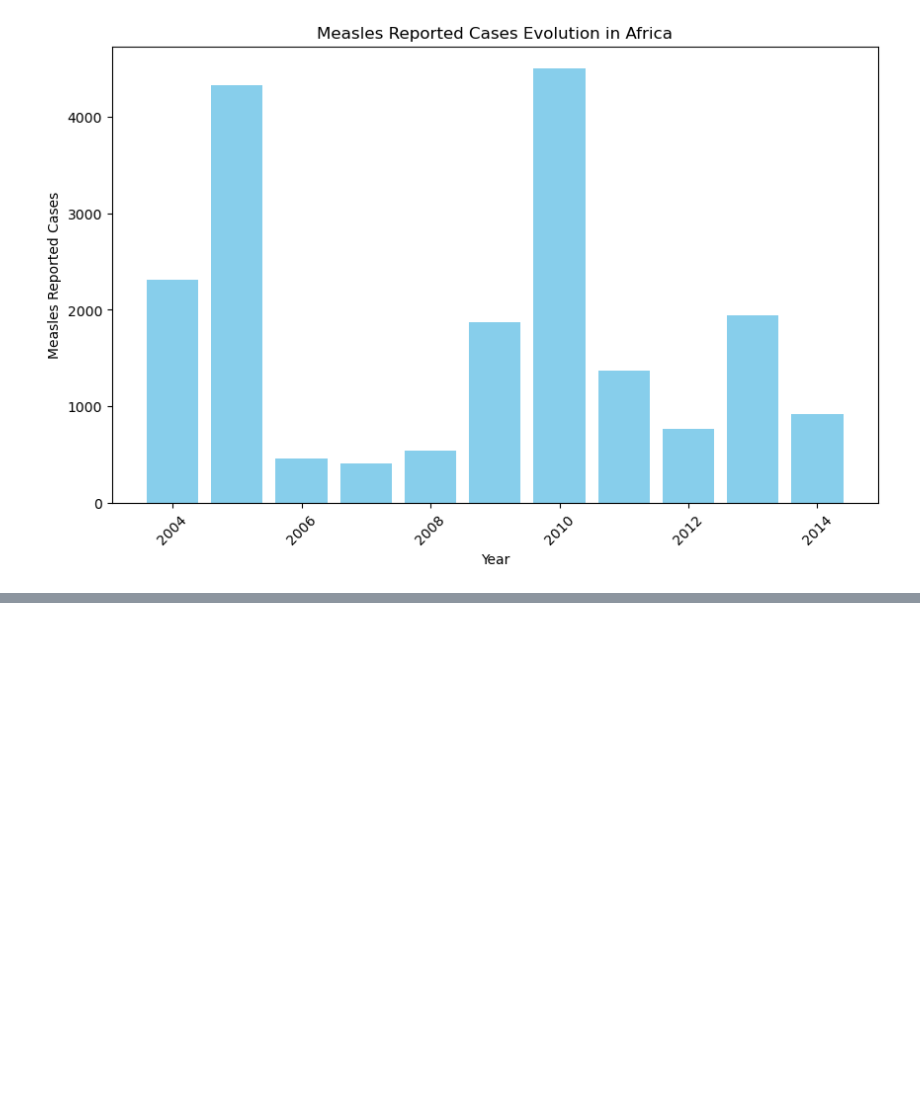
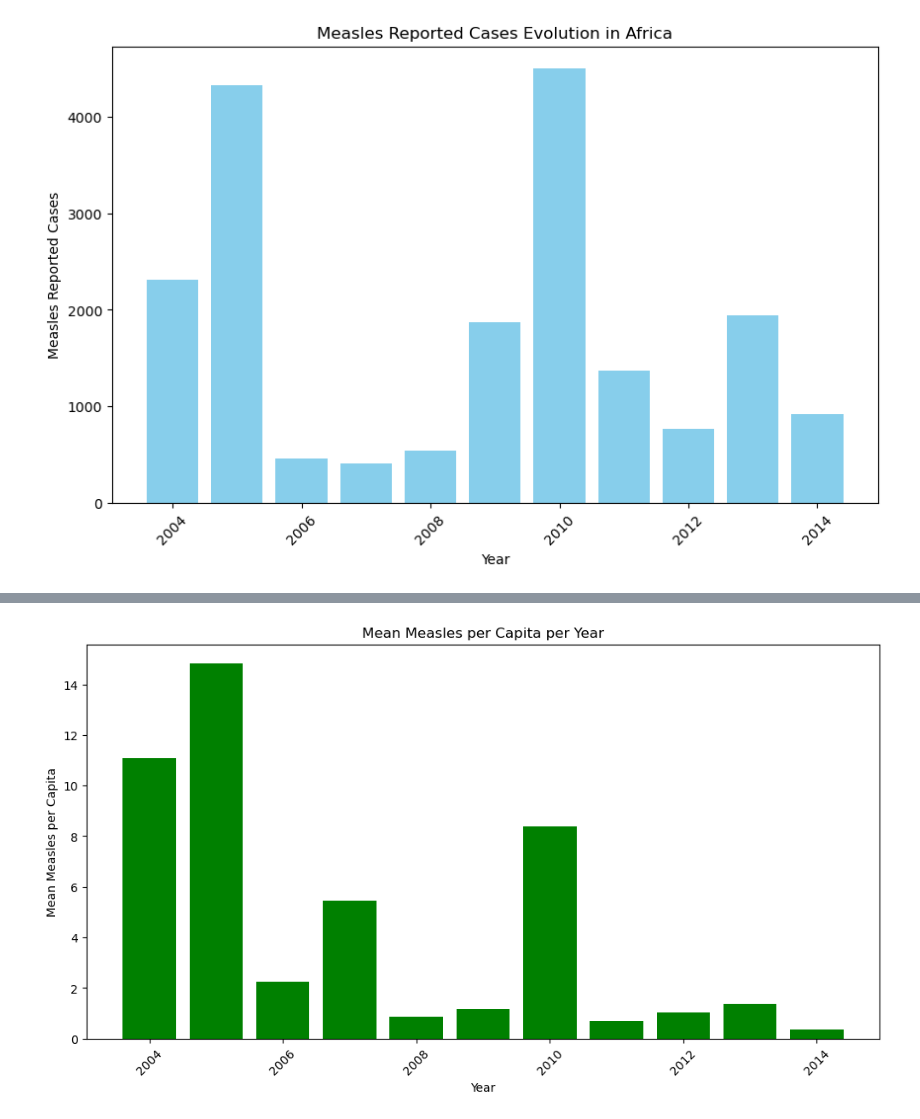
Before and after one commit to foomatia/Project_1, a Jupyter notebook: africa_health_study.ipynb, the cells around one changed output, grey strips where cells are left out. Cells and saved outputs as stored; diff of their text form; code cells hidden in the pictures; blank space fills up the shorter version.

```diff
--- a/africa_health_study.ipynb
+++ b/africa_health_study.ipynb
@@ -314,0 +384,14 @@ plt.show()
+# %%
+# Group the data by 'Year' and calculate the mean for 'Measles per Capita'
+mean_measles_by_year = africa_df.groupby('Year')['Measles per Capita'].mean().reset_index()
+
+# Create a bar plot for the mean Measles per Capita per year
+plt.figure(figsize=(12, 6))
+plt.bar(mean_measles_by_year['Year'], mean_measles_by_year['Measles per Capita'], color='green')
+plt.xlabel('Year')
+plt.ylabel('Mean Measles per Capita')
+plt.title('Mean Measles per Capita per Year')
+plt.xticks(rotation=45)
+plt.show()
+# %% [output]
+[figure, added]
```
Also changed, not shown: parts of 32 cells of this notebook, 1 other file.
